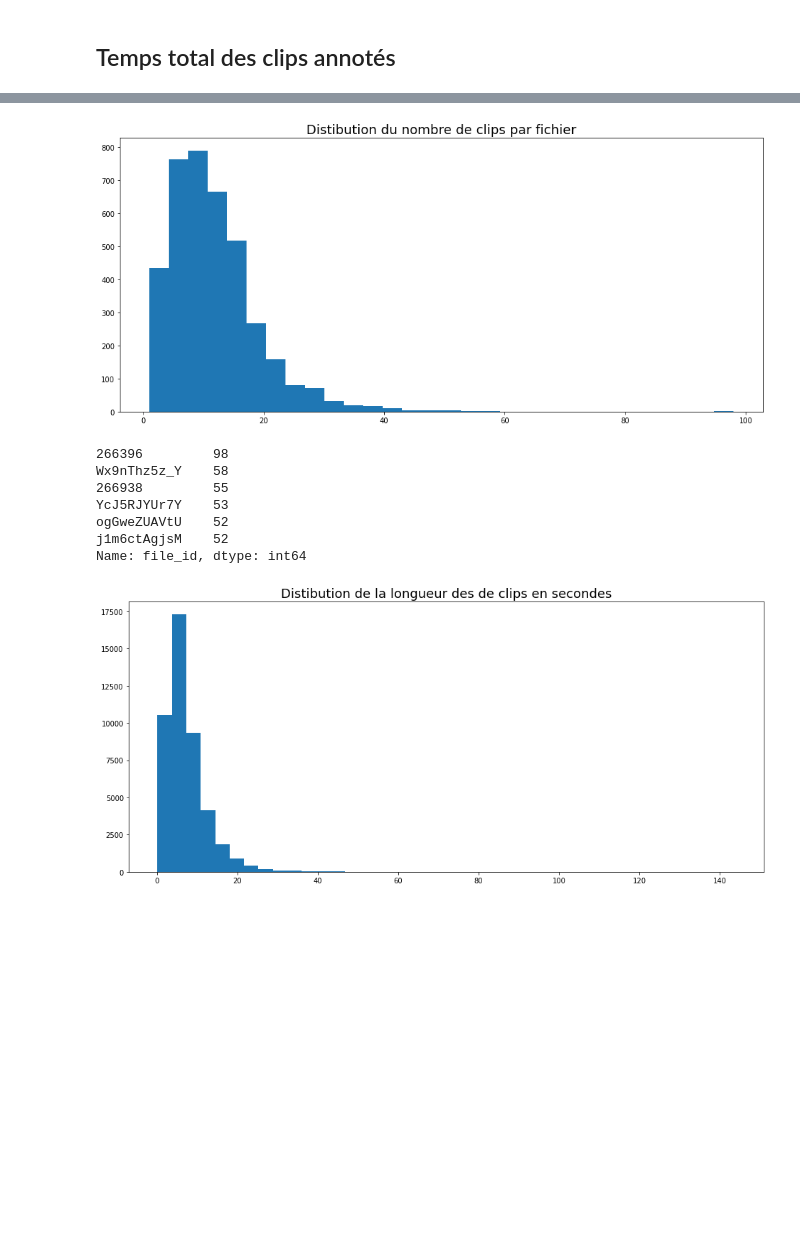
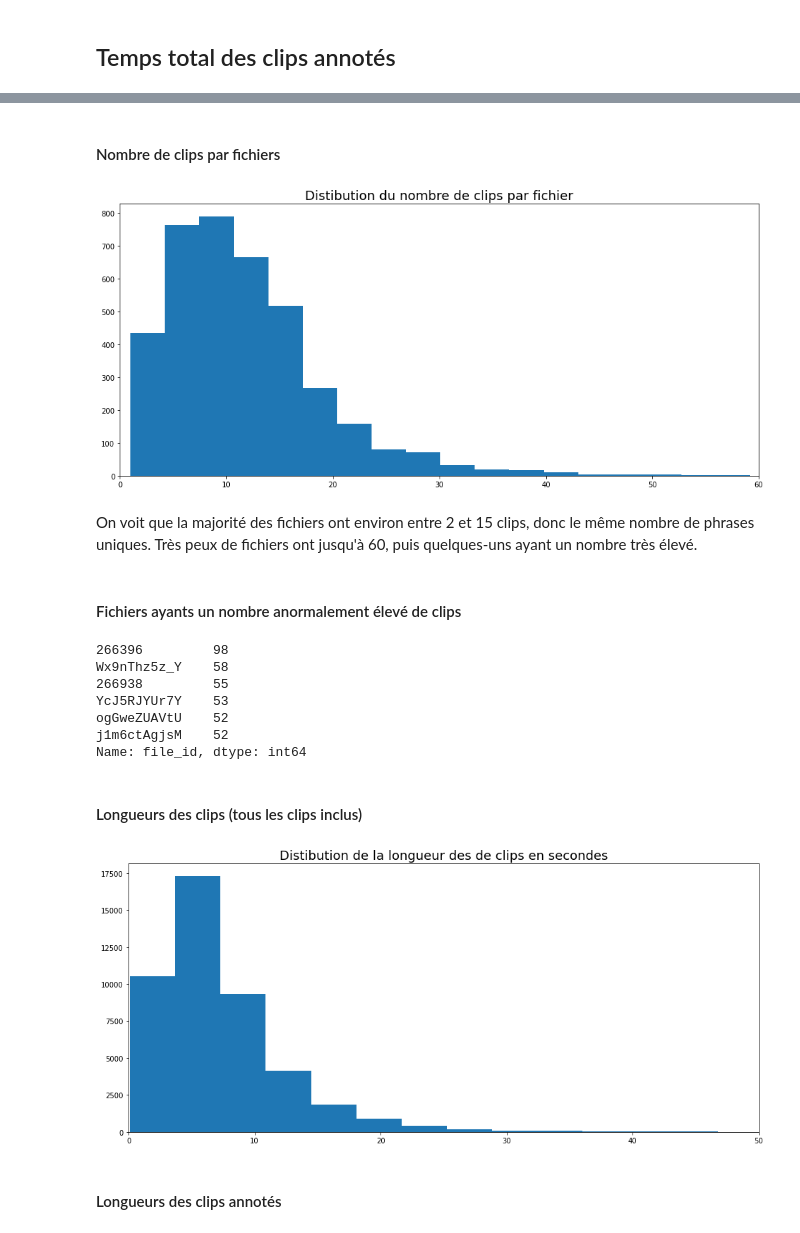
Before and after one commit to phgz/emotion, a Jupyter notebook: notebooks/eda-audio_text.ipynb, the cells around one changed output, grey strips where cells are left out. Cells and saved outputs as stored; diff of their text form; code cells hidden in the pictures; blank space fills up the shorter version.

```diff
--- a/notebooks/eda-audio_text.ipynb
+++ b/notebooks/eda-audio_text.ipynb
@@ -324,10 +291,19 @@ Temps des clips annotés      : 49:04:41 heures
+# %% [markdown]
+#### Nombre de clips par fichiers
 # %%
+clip_count = audio_info['file_id'].value_counts()
+
 plt.figure(figsize=(16, 7))
 plt.title("Distibution du nombre de clips par fichier", fontsize=18)
 plt.hist(clip_count, bins=30)
+plt.xlim(0, 60)
 plt.show()
 # %% [output]
-[figure, old version]
+[figure, new version]
+# %% [markdown]
+On voit que la majorité des fichiers ont environ entre 2 et 15 clips, donc le même nombre de phrases uniques. Très peux de fichiers ont jusqu'à 60, puis quelques-uns ayant un nombre très élevé.
+# %% [markdown]
+#### Fichiers ayants un nombre anormalement élevé de clips
 # %%
 print(clip_count[clip_count > 50])
 # %% [output]
@@ -338,14 +314,19 @@ YcJ5RJYUr7Y    53
 ogGweZUAVtU    52
 j1m6ctAgjsM    52
 Name: file_id, dtype: int64
+# %% [markdown]
+#### Longueurs des clips (tous les clips inclus)
 # %%
 len_bins = 40
 plt.figure(figsize=(16, 7))
 plt.title("Distibution de la longueur des de clips en secondes", fontsize=18)
 plt.hist(audio_info['clip_len'], bins=len_bins)
+plt.xlim(0,50)
 plt.show()
 # %% [output]
-[figure, old version]
+[figure, new version]
+# %% [markdown]
+#### Longueurs des clips annotés
 # %%
 len_bins = 40
 plt.figure(figsize=(16, 7))
```
Also changed, not shown: parts of 58 cells of this notebook.
